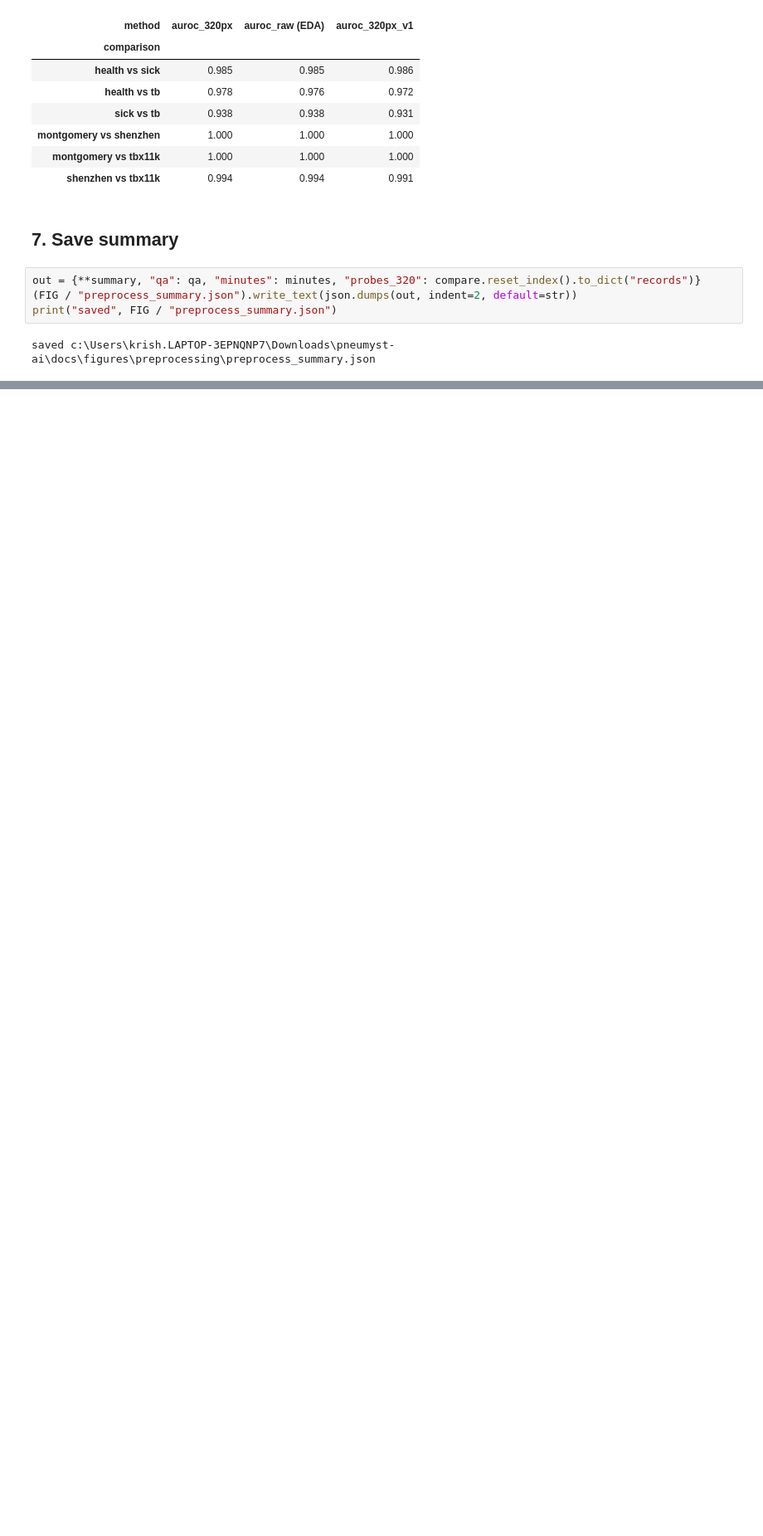
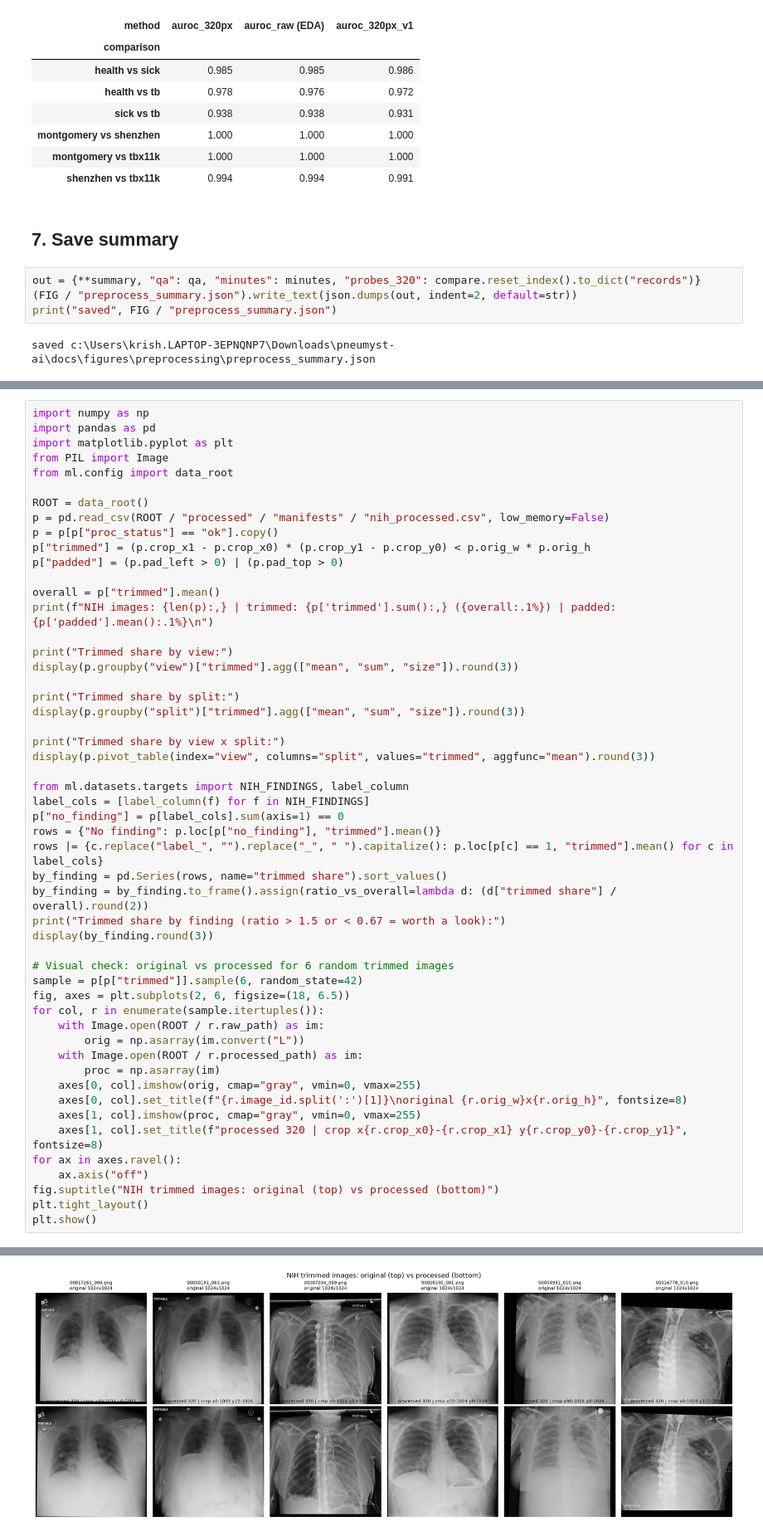
Before and after one commit to Fy1zN/pneumyst-ai, a Jupyter notebook: notebooks/preprocessing.ipynb, the cells around one changed output, grey strips where cells are left out. Shown at 83% size. Drawn from its saved outputs; the diff is of its cells as text; blank space fills up the shorter version.

```diff
--- a/notebooks/preprocessing.ipynb
+++ b/notebooks/preprocessing.ipynb
@@ -267,0 +273,53 @@ saved c:\Users\krish.LAPTOP-3EPNQNP7\Downloads\pneumyst-ai\docs\figures\preproce
+# %%
+import numpy as np
+import pandas as pd
+import matplotlib.pyplot as plt
+from PIL import Image
+from ml.config import data_root
+
+ROOT = data_root()
+p = pd.read_csv(ROOT / "processed" / "manifests" / "nih_processed.csv", low_memory=False)
+p = p[p["proc_status"] == "ok"].copy()
+p["trimmed"] = (p.crop_x1 - p.crop_x0) * (p.crop_y1 - p.crop_y0) < p.orig_w * p.orig_h
+p["padded"] = (p.pad_left > 0) | (p.pad_top > 0)
+
+overall = p["trimmed"].mean()
+print(f"NIH images: {len(p):,} | trimmed: {p['trimmed'].sum():,} ({overall:.1%}) | padded: {p['padded'].mean():.1%}\n")
+
+print("Trimmed share by view:")
+display(p.groupby("view")["trimmed"].agg(["mean", "sum", "size"]).round(3))
+
+print("Trimmed share by split:")
+display(p.groupby("split")["trimmed"].agg(["mean", "sum", "size"]).round(3))
+
+print("Trimmed share by view x split:")
+display(p.pivot_table(index="view", columns="split", values="trimmed", aggfunc="mean").round(3))
+
+from ml.datasets.targets import NIH_FINDINGS, label_column
+label_cols = [label_column(f) for f in NIH_FINDINGS]
+p["no_finding"] = p[label_cols].sum(axis=1) == 0
+rows = {"No finding": p.loc[p["no_finding"], "trimmed"].mean()}
+rows |= {c.replace("label_", "").replace("_", " ").capitalize(): p.loc[p[c] == 1, "trimmed"].mean() for c in label_cols}
+by_finding = pd.Series(rows, name="trimmed share").sort_values()
+by_finding = by_finding.to_frame().assign(ratio_vs_overall=lambda d: (d["trimmed share"] / overall).round(2))
+print("Trimmed share by finding (ratio > 1.5 or < 0.67 = worth a look):")
+display(by_finding.round(3))
+
+# Visual check: original vs processed for 6 random trimmed images
+sample = p[p["trimmed"]].sample(6, random_state=42)
+fig, axes = plt.subplots(2, 6, figsize=(18, 6.5))
+for col, r in enumerate(sample.itertuples()):
+    with Image.open(ROOT / r.raw_path) as im:
+        orig = np.asarray(im.convert("L"))
+    with Image.open(ROOT / r.processed_path) as im:
+        proc = np.asarray(im)
+    axes[0, col].imshow(orig, cmap="gray", vmin=0, vmax=255)
+    axes[0, col].set_title(f"{r.image_id.split(':')[1]}\noriginal {r.orig_w}x{r.orig_h}", fontsize=8)
+    axes[1, col].imshow(proc, cmap="gray", vmin=0, vmax=255)
+    axes[1, col].set_title(f"processed 320 | crop x{r.crop_x0}-{r.crop_x1} y{r.crop_y0}-{r.crop_y1}", fontsize=8)
+for ax in axes.ravel():
+    ax.axis("off")
+fig.suptitle("NIH trimmed images: original (top) vs processed (bottom)")
+plt.tight_layout()
+plt.show()
+# %% [output]
@@ -267,0 +361 @@ saved c:\Users\krish.LAPTOP-3EPNQNP7\Downloads\pneumyst-ai\docs\figures\preproce
+[figure, added]
```
Also changed, not shown: parts of 2 cells of this notebook, 9 other files.
